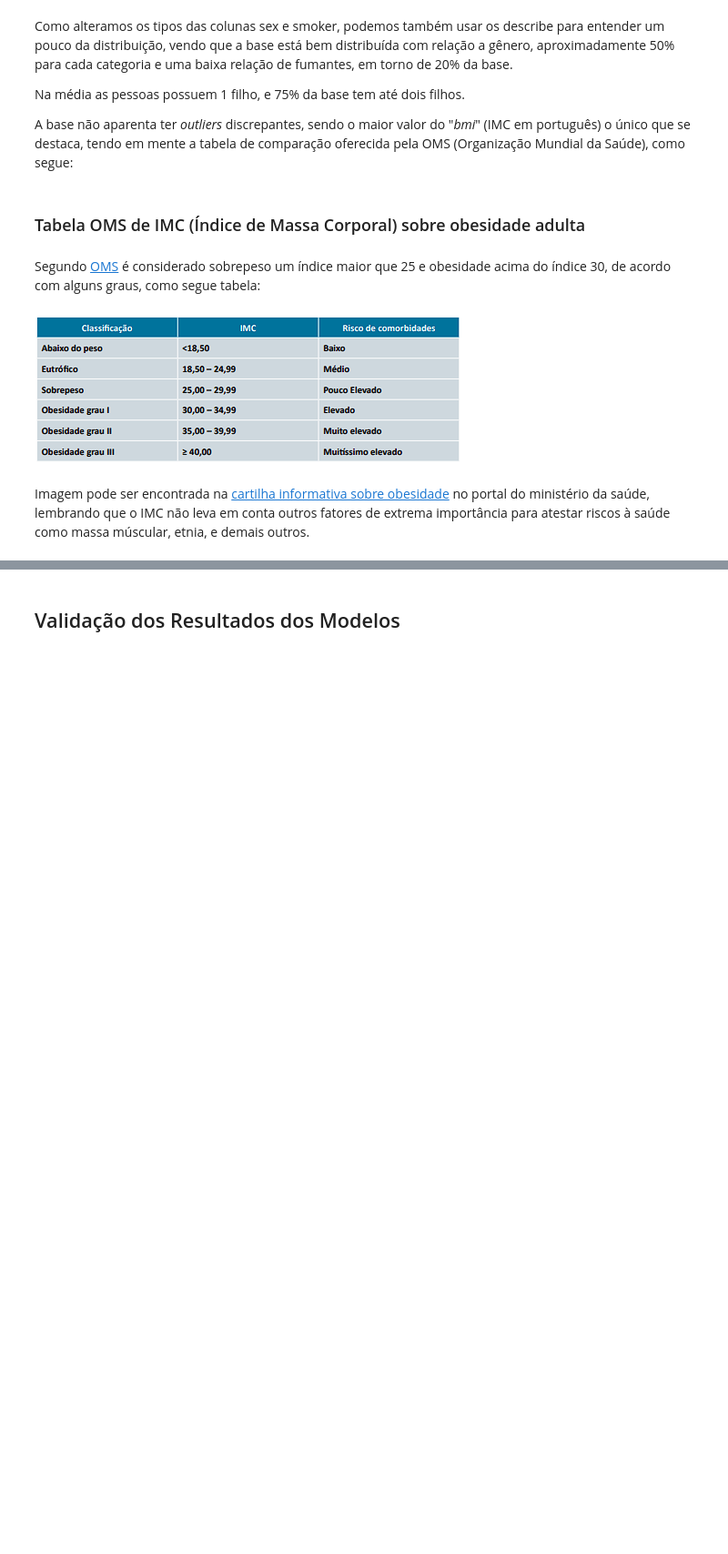
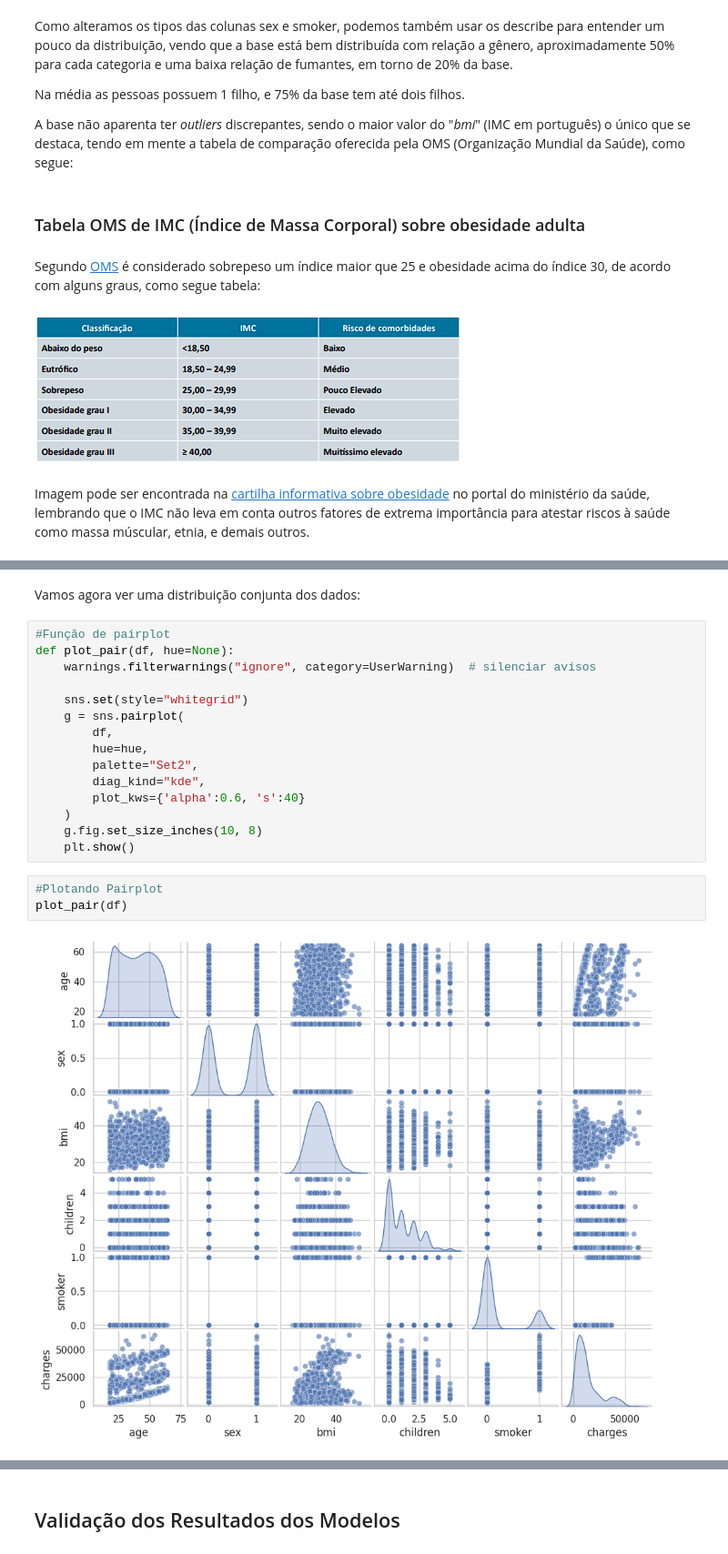
Before and after one commit to GruveJL/MVP3_PUC_RIO, a Jupyter notebook: MVP_3_Regressao.ipynb, the cells around one changed output, grey strips where cells are left out. Shown at 91% size. Drawn from its saved outputs; the diff is of its cells as text; blank space fills up the shorter version.

```diff
--- a/MVP_3_Regressao.ipynb
+++ b/MVP_3_Regressao.ipynb
@@ -272,0 +382,22 @@ Imagem pode ser encontrada na [cartilha informativa sobre obesidade](https://www
+# %% [markdown]
+Vamos agora ver uma distribuição conjunta dos dados:
+# %%
+#Função de pairplot
+def plot_pair(df, hue=None):
+    warnings.filterwarnings("ignore", category=UserWarning)  # silenciar avisos
+
+    sns.set(style="whitegrid")
+    g = sns.pairplot(
+        df,
+        hue=hue,
+        palette="Set2",
+        diag_kind="kde",
+        plot_kws={'alpha':0.6, 's':40}
+    )
+    g.fig.set_size_inches(10, 8)
+    plt.show()
+# %%
+#Plotando Pairplot
+plot_pair(df)
+# %% [output]
+[figure, added]
```
Also changed, not shown: parts of 96 cells of this notebook.
